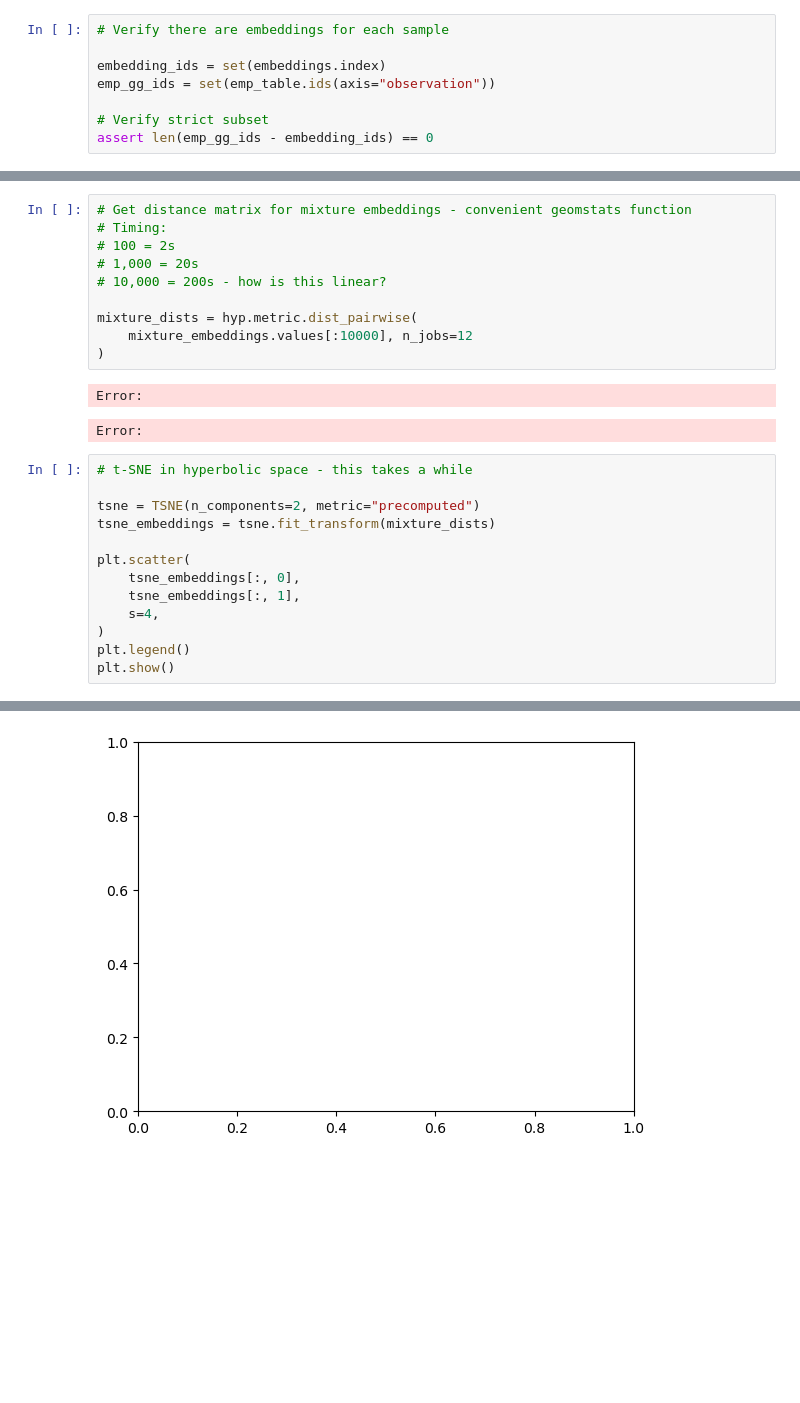
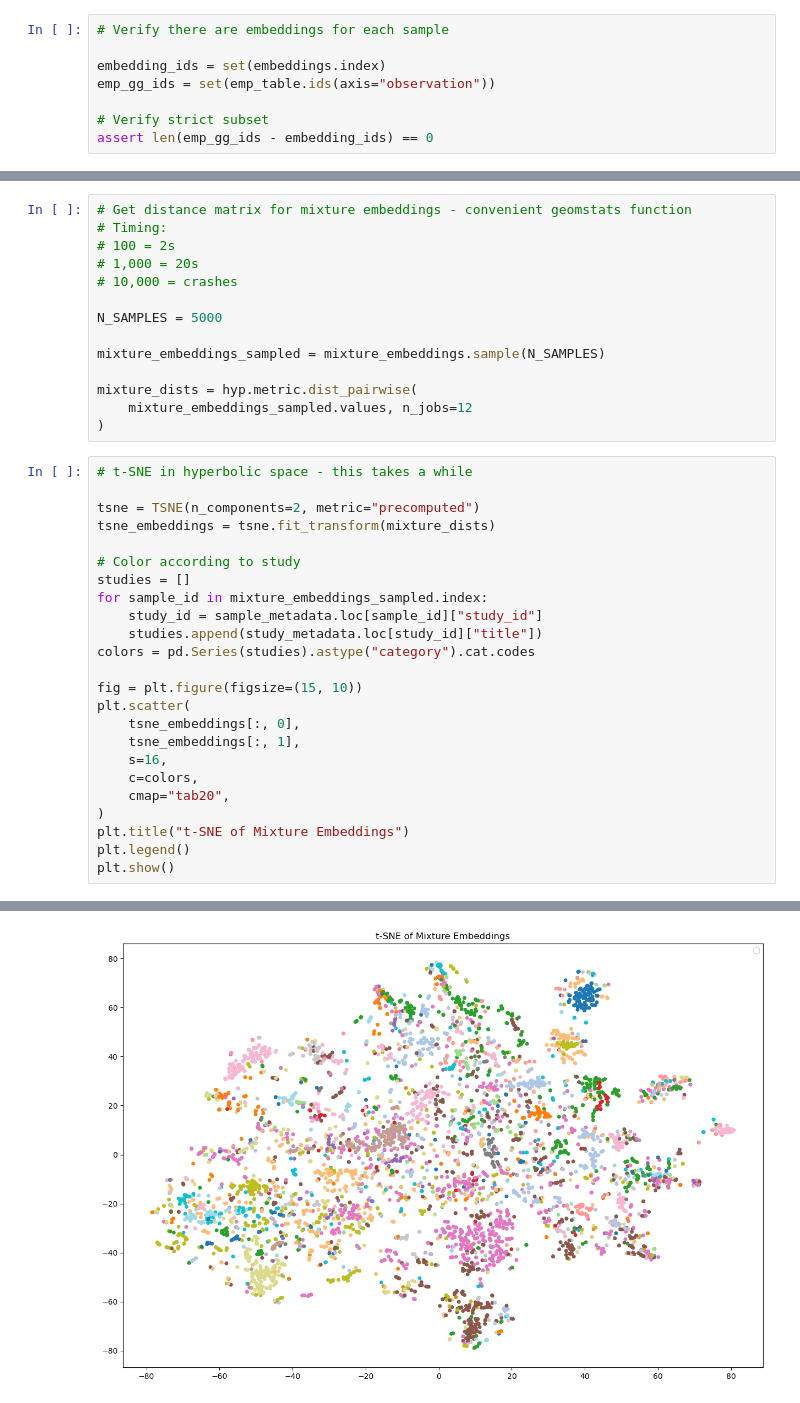
Before and after one commit to pchlenski/phylosig, a Jupyter notebook: 10_exploring_emp.ipynb, the cells around one changed output, grey strips where cells are left out. Cells and saved outputs as stored; diff of their text form; blank space fills up the shorter version.

```diff
--- a/10_exploring_emp.ipynb
+++ b/10_exploring_emp.ipynb
@@ -118,25 +124,37 @@ else:
 # Timing:
 # 100 = 2s
 # 1,000 = 20s
-# 10,000 = 200s - how is this linear?
+# 10,000 = crashes
+
+N_SAMPLES = 5000
+
+mixture_embeddings_sampled = mixture_embeddings.sample(N_SAMPLES)
 
 mixture_dists = hyp.metric.dist_pairwise(
-    mixture_embeddings.values[:10000], n_jobs=12
+    mixture_embeddings_sampled.values, n_jobs=12
 )
-# %% [output]
-Error:
-Error:
 # %%
 # t-SNE in hyperbolic space - this takes a while
 
 tsne = TSNE(n_components=2, metric="precomputed")
 tsne_embeddings = tsne.fit_transform(mixture_dists)
 
+# Color according to study
+studies = []
+for sample_id in mixture_embeddings_sampled.index:
+    study_id = sample_metadata.loc[sample_id]["study_id"]
+    studies.append(study_metadata.loc[study_id]["title"])
+colors = pd.Series(studies).astype("category").cat.codes
+
+fig = plt.figure(figsize=(15, 10))
 plt.scatter(
     tsne_embeddings[:, 0],
     tsne_embeddings[:, 1],
-    s=4,
+    s=16,
+    c=colors,
+    cmap="tab20",
 )
+plt.title("t-SNE of Mixture Embeddings")
 plt.legend()
 plt.show()
 # %% [output]
@@ -147,2 +162,2 @@ ValueError: 'c' argument must be a color, a sequence of colors, or a sequence of
-[figure, old version]
+[figure, new version]
 # %%
```
Also changed, not shown: parts of 7 cells of this notebook, 10 other files.
